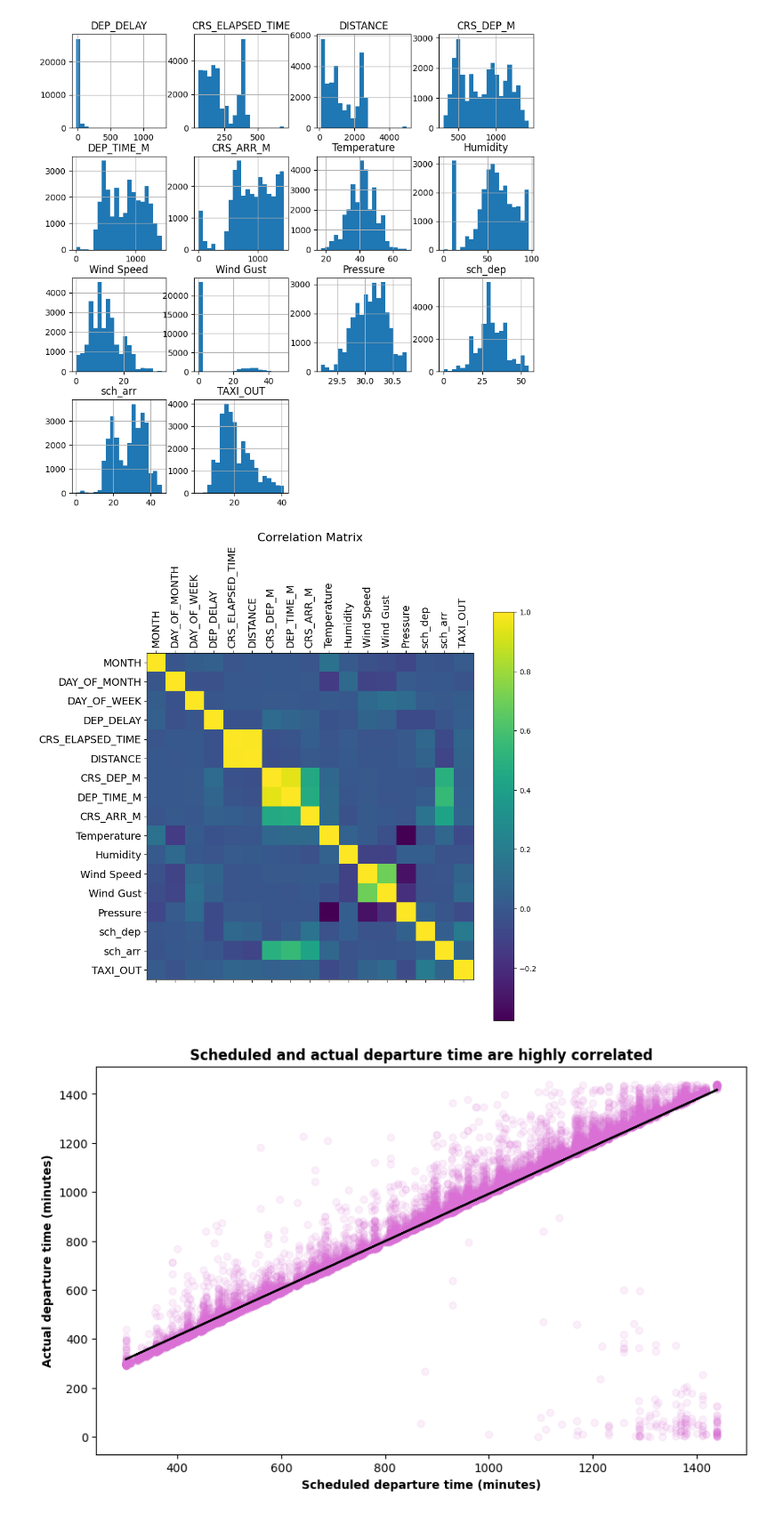
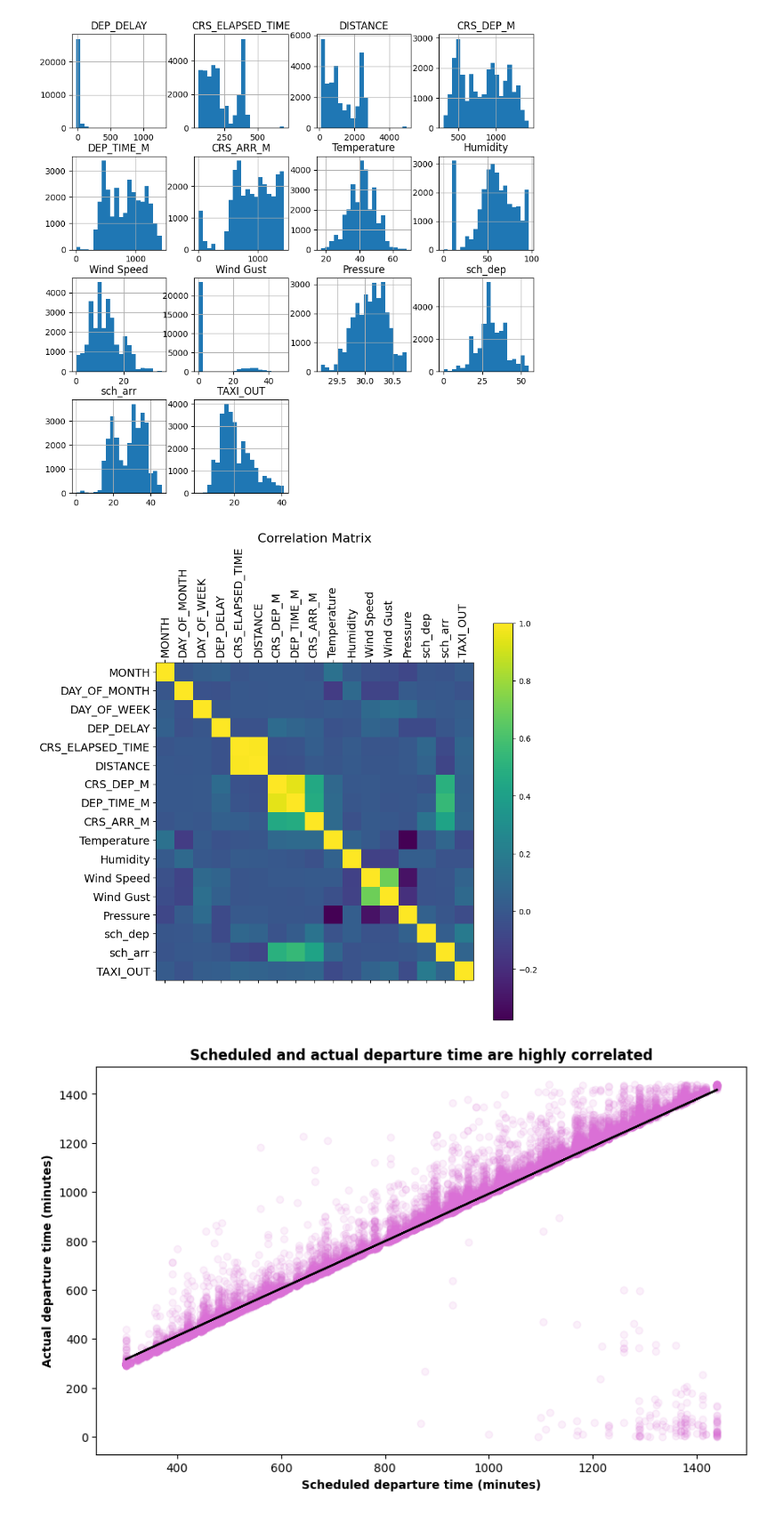
Before and after one commit to aferguson15235/tda, a Jupyter notebook: linear_regression.ipynb, the cells around one changed output. Shown: that part at 89% size. Cells and saved outputs as stored; diff of their text form; code cells hidden in the pictures.

```diff
--- a/linear_regression.ipynb
+++ b/linear_regression.ipynb
@@ -52,16 +52,17 @@ memory usage: 5.1+ MB
 # %%
 # correlation matrix
 
-fig = plt.figure(figsize=(10,10))
+fig = plt.figure(figsize=(9,9))
 plt.matshow(ad.corr(), fignum=fig.number)
 plt.xticks(range(ad.shape[1]), ad.columns, fontsize=14, rotation=90)
 plt.yticks(range(ad.shape[1]), ad.columns, fontsize=14)
 cb = plt.colorbar()
 cb.ax.tick_params(labelsize=10)
 plt.title('Correlation Matrix', fontsize=16);
 plt.savefig('airport_plots/corr_matrix.png')
+fig.tight_layout()
 # %% [output]
-[figure, old version]
+[figure, new version]
 # %%
 # scatter plot with line of best fit for correlated data: scheduled departule time and actual departure time
 air_data = pd.read_csv('M1_final.csv')
```
Also changed, not shown: parts of 4 cells of this notebook, 9 other files.
